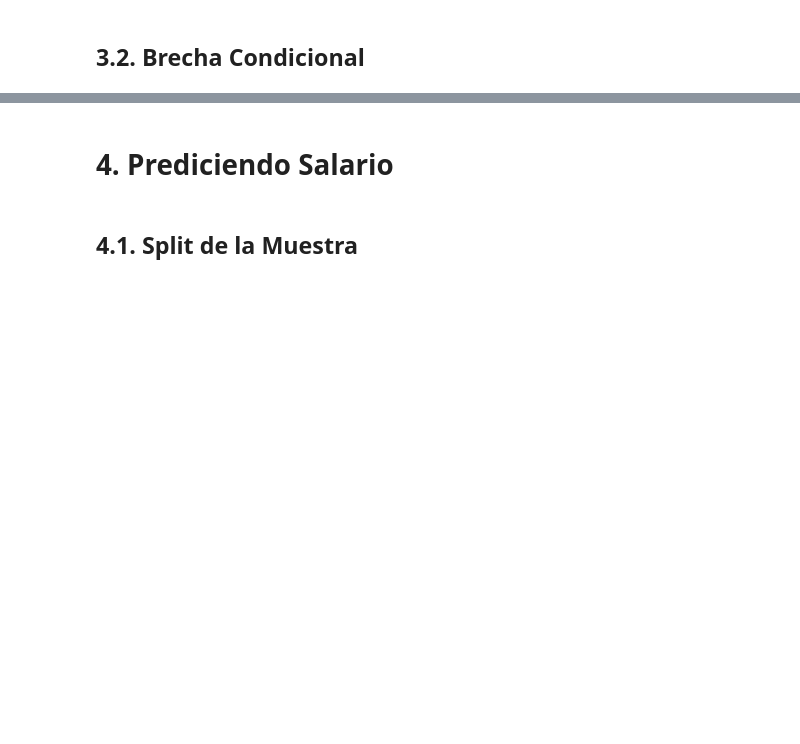
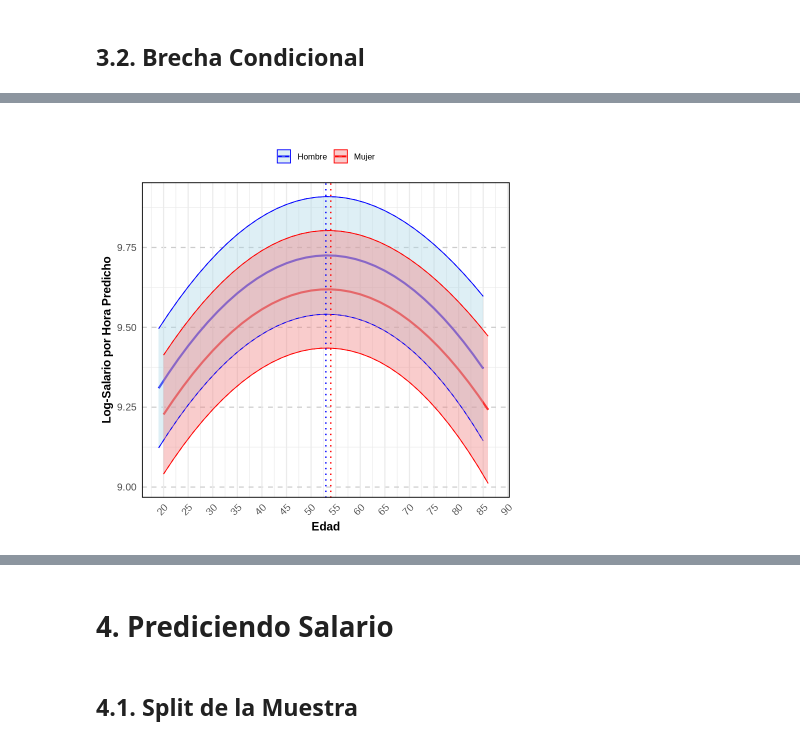
Before and after one commit to EAriasDeAbreu/BigDataML-Group2024, a Jupyter notebook: Problem_Set_1/scripts/edmundo/Pset_1.ipynb, the cells around one changed output, grey strips where cells are left out. Saved outputs shown, nothing was run; the diff lists cells and outputs as text; code cells hidden in the pictures; blank space fills up the shorter version.

```diff
--- a/Problem_Set_1/scripts/edmundo/Pset_1.ipynb
+++ b/Problem_Set_1/scripts/edmundo/Pset_1.ipynb
@@ -239,2 +763,21 @@ ggplot(df, aes(x = age, y = log_wage)) +
+# %%
+# prep data
+geih <- geih[geih$age > 18 & geih$ocu == 1, ]
+names(geih) <- make.names(names(geih), unique = TRUE) # set df names
+
+# drop missing wages; log transform
+geih <- geih %>%
+    filter(!is.na(y_ingLab_m_ha), !is.na(age)) %>%
+    mutate(log_wage = log(y_ingLab_m_ha))
+
+#Currently sex = 1 if Male, we need to invert this variable
+geih$sex <- ifelse(geih$sex == 0, 1, 0)
+
+#Income in Millions
+geih$ingtotob <- geih$ingtotob / 1000000
+
+##Education
+geih <- geih %>%
+  filter(!(p6210s1 %in% c(99, 98)))
 # %% [markdown]
 ## 3.1. Brecha Incondicional
@@ -343,0 +1064,31 @@ Q: How should we do this plot? Conditional on what? If yes, which variables?
+# %%
+plot <- ggplot(new_data, aes(x = age, y = fit, color = factor(sex))) +
+  geom_line(size = 1.2) + # Thicker lines for better visibility
+  geom_ribbon(aes(ymin = lwr, ymax = upr, fill = factor(sex)), alpha = 0.4) + # Increased alpha for clearer confidence intervals
+  geom_line(aes(y = lwr, color = factor(sex)), linetype = "dashed") + # Dashed line for lower confidence interval
+  geom_line(aes(y = upr, color = factor(sex)), linetype = "dashed") + # Dashed line for upper confidence interval
+  geom_vline(xintercept = max_fit_sex_0, linetype = "dotted", color = "blue", size = 0.8) + # Vertical line for max fit when sex = 0
+  geom_vline(xintercept = max_fit_sex_1, linetype = "dotted", color = "red", size = 0.8) + # Vertical line for max fit when sex = 1
+  scale_x_continuous(breaks = seq(20, 100, by = 5), limits = c(19, 87)) + # Set breaks and limits for x-axis
+  scale_color_manual(values = c("blue", "red"), labels = c("Hombre", "Mujer")) + # Custom colors and labels for sex
+  scale_fill_manual(values = c("lightblue", "lightcoral"), labels = c("Hombre", "Mujer")) + # Lighter fill colors for better contrast
+  labs(x = "Edad", y = "Log-Salario por Hora Predicho", color = "Sex", fill = "Sex") +
+  theme_minimal(base_size = 15) + # Increase base font size for better readability
+  theme(
+    legend.position = "top", # Move legend to the top
+    legend.title = element_text(size = 12), # Increase font size of legend title
+    legend.text = element_text(size = 10), # Increase font size of legend text
+    axis.title = element_text(size = 14), # Increase font size of axis titles
+    axis.text = element_text(size = 12) # Increase font size of axis labels
+  ) +
+  ggtitle("") +
+  theme(legend.title = element_blank(),
+  panel.border = element_rect(color = "black", fill = NA, size = 1),
+  axis.text.x = element_text(angle = 45, hjust = 1),
+        axis.title = element_text(face = "bold", size = 14),
+        plot.title = element_text(face = "bold", size = 16),
+        panel.grid.major.y = element_line(color = "grey80", linetype = "dashed")) # Center and increase font size of plot title
+
+plot
+# %% [output]
+[figure, added]
```
Also changed, not shown: parts of 76 cells of this notebook.
